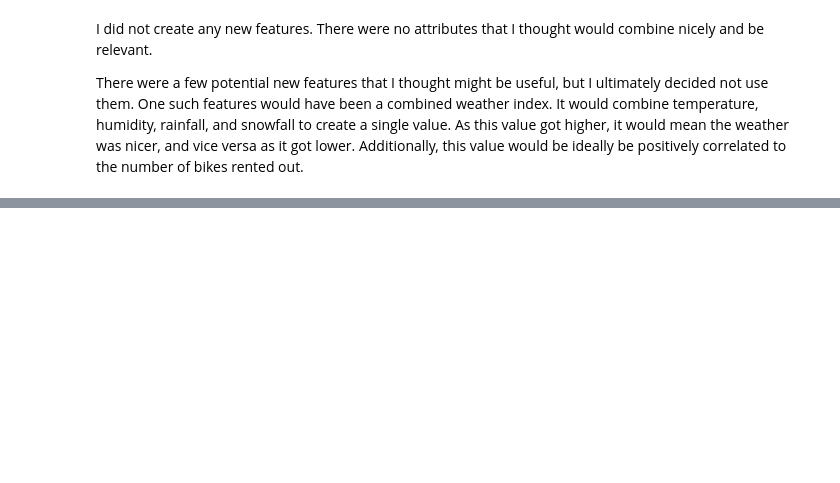
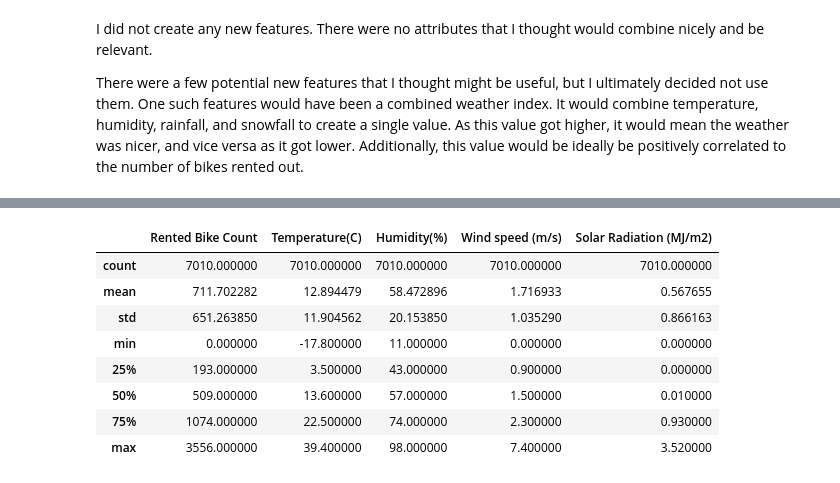
Before and after one commit to ryanstuckey0/cse5243-data-mining, a Jupyter notebook: hw1/CSE5243_EDA_HW_Template_V2.ipynb, the cells around one changed output, grey strips where cells are left out. Drawn from its saved outputs; the diff is of its cells as text; code cells hidden in the pictures; blank space fills up the shorter version.

```diff
--- a/hw1/CSE5243_EDA_HW_Template_V2.ipynb
+++ b/hw1/CSE5243_EDA_HW_Template_V2.ipynb
@@ -748,0 +830,26 @@ Before anything else, I am going to remove the attributes that I mentioned in Se
+# %%
+humidity_elims, temp_elims = 0, 0
+# drop any data with errors or outliers
+for row in data.itertuples():
+    # drop rows with outlier temps
+    if row[0] in temp_outlier_indices:
+        data.drop(row[0], inplace=True)
+        temp_elims += 1
+        continue
+
+    # eliminate humidities based on calculation, but skip check if a) dew point is greater than temperature, or b) dew point is an outlier
+    if row[7] > row[3] or row[0] in dew_point_outlier_indices:
+        continue
+    humidity_rec, humidity_calc  = row[4], hw1.humidity(row[7], row[3])
+    # eliminate row if: a) humidity <= 0m b) recorded humidity not in (calculated humidity +- 5)
+    if row[4] <= 0 or humidity_rec < humidity_calc - 5 or humidity_rec > humidity_calc + 5:
+        data.drop(row[0], inplace=True)
+        humidity_elims += 1
+        continue
+
+table = tt.Texttable()
+table.add_row(['Elimination Cause', 'Count'])
+table.add_row(['Temperature Outlier', temp_elims])
+table.add_row(['Humidity Error', humidity_elims])
+table.add_row(['Total Eliminations', data_original_size - len(data)])
+print(table.draw())
@@ -749,5 +893,4 @@ Before anything else, I am going to remove the attributes that I mentioned in Se
 # %%
-data_to_remove = ['Date', 'Visibility (10m)', 'Dew point temperature(C)', 'Rainfall(mm)', 'Snowfall (cm)', 'Seasons', 'Holiday', 'Functioning Day', 'IsitDay']
-data = hw1.data()
+data_to_remove = ['Visibility (10m)', 'Dew point temperature(C)', 'Rainfall(mm)', 'Snowfall (cm)', 'Seasons', 'Holiday', 'Functioning Day', 'Date']
 for col in data_to_remove:
-    del data[col]
+    data.drop(col, axis=1, inplace=True)
@@ -761,0 +951,12 @@ First, I want to work on removing outliers from the data. As stated in Section 1
+# %%
+data.describe()
+# %% [output]
+|  | Rented Bike Count | Temperature(C) | Humidity(%) | Wind speed (m/s) | Solar Radiation (MJ/m2) |
+| count | 7010.000000 | 7010.000000 | 7010.000000 | 7010.000000 | 7010.000000 |
+| mean | 711.702282 | 12.894479 | 58.472896 | 1.716933 | 0.567655 |
+| std | 651.263850 | 11.904562 | 20.153850 | 1.035290 | 0.866163 |
+| min | 0.000000 | -17.800000 | 11.000000 | 0.000000 | 0.000000 |
+| 25% | 193.000000 | 3.500000 | 43.000000 | 0.900000 | 0.000000 |
+| 50% | 509.000000 | 13.600000 | 57.000000 | 1.500000 | 0.010000 |
+| 75% | 1074.000000 | 22.500000 | 74.000000 | 2.300000 | 0.930000 |
+| max | 3556.000000 | 39.400000 | 98.000000 | 7.400000 | 3.520000 |
```
Also changed, not shown: parts of 34 cells of this notebook, 6 other files.
